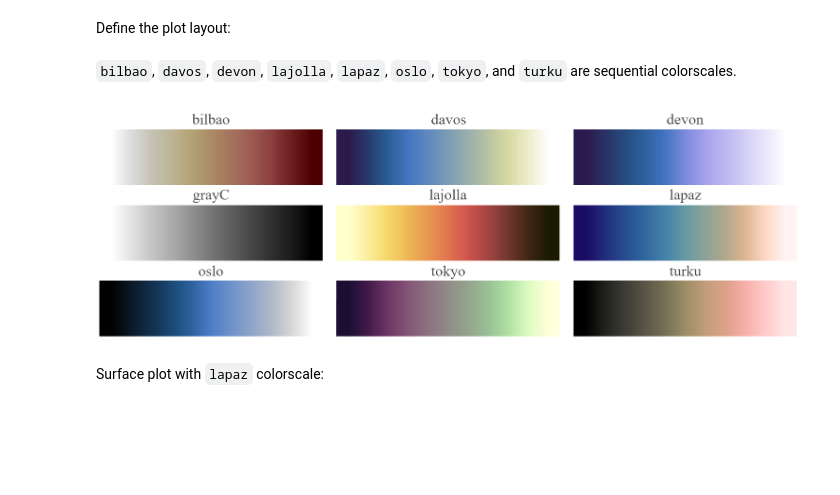
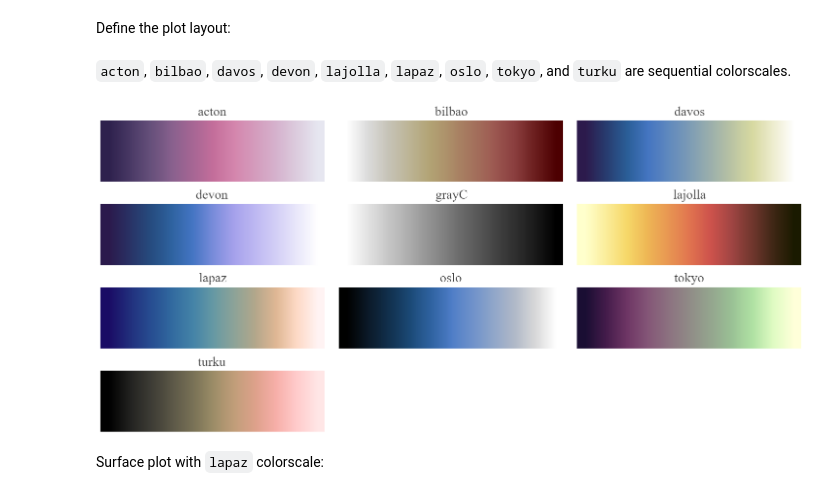
Before and after one commit to empet/scientific-colorscales, a Jupyter notebook: Tests-for-scientific-colorscales.ipynb, the cells around one changed output. Saved outputs shown, nothing was run; the diff lists cells and outputs as text; code cells hidden in the pictures; blank space fills up the shorter version.

```diff
--- a/Tests-for-scientific-colorscales.ipynb
+++ b/Tests-for-scientific-colorscales.ipynb
@@ -68,12 +68,12 @@ layout = dict(title='',
                         )
              )
 # %% [markdown]
- `bilbao`, `davos`, `devon`, `lajolla`, `lapaz`, `oslo`, `tokyo`, and `turku` are sequential colorscales.
+`acton`,  `bilbao`, `davos`, `devon`, `lajolla`, `lapaz`, `oslo`, `tokyo`, and `turku` are sequential colorscales.
 # %%
 from IPython.display import Image
-Image(filename='Images/seq.png')
+Image(filename='Images/seqn.png')
 # %% [output]
-[figure, old version]
+[figure, new version]
 # %% [markdown]
 Surface plot with `lapaz` colorscale:
 # %%
```
Also changed, not shown: parts of 1 cell of this notebook.
